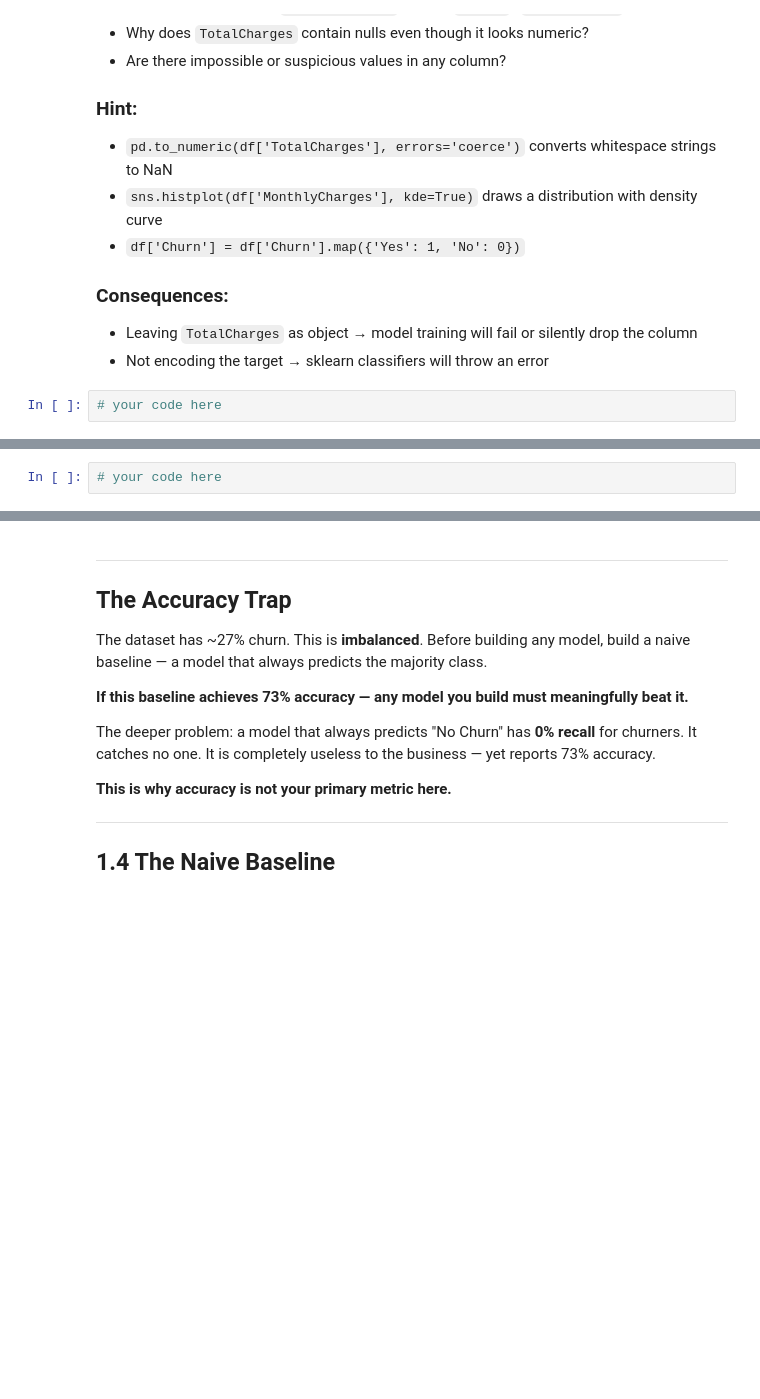
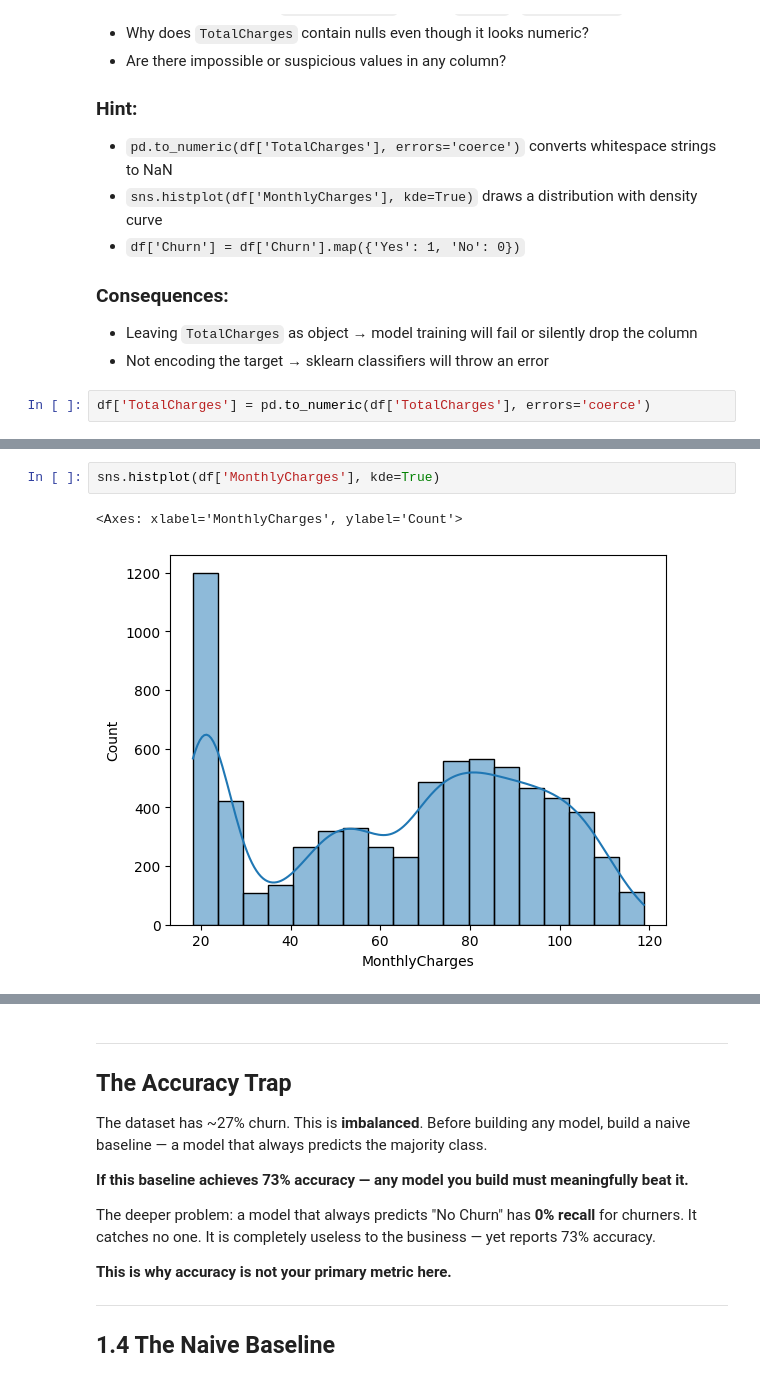
Before and after one commit to AshutoshDhungana/Fusemachine_AiFellowship, a Jupyter notebook: Wk4_Linear_Models/W4_Linear_Models_Assignment.ipynb, the cells around one changed output, grey strips where cells are left out. Drawn from its saved outputs; the diff is of its cells as text; blank space fills up the shorter version.

```diff
--- a/Wk4_Linear_Models/W4_Linear_Models_Assignment.ipynb
+++ b/Wk4_Linear_Models/W4_Linear_Models_Assignment.ipynb
@@ -250,4 +250,4 @@ Write out the ML problem formally using the structure below.
 - Leaving `TotalCharges` as object → model training will fail or silently drop the column
 - Not encoding the target → sklearn classifiers will throw an error
 # %%
-# your code here
+df['TotalCharges'] = pd.to_numeric(df['TotalCharges'], errors='coerce')
@@ -254,2 +270,5 @@ Write out the ML problem formally using the structure below.
 # %%
-# your code here
+sns.histplot(df['MonthlyCharges'], kde=True)
+# %% [output]
+<Axes: xlabel='MonthlyCharges', ylabel='Count'>
+[figure, added]
```
Also changed, not shown: parts of 83 cells of this notebook.
